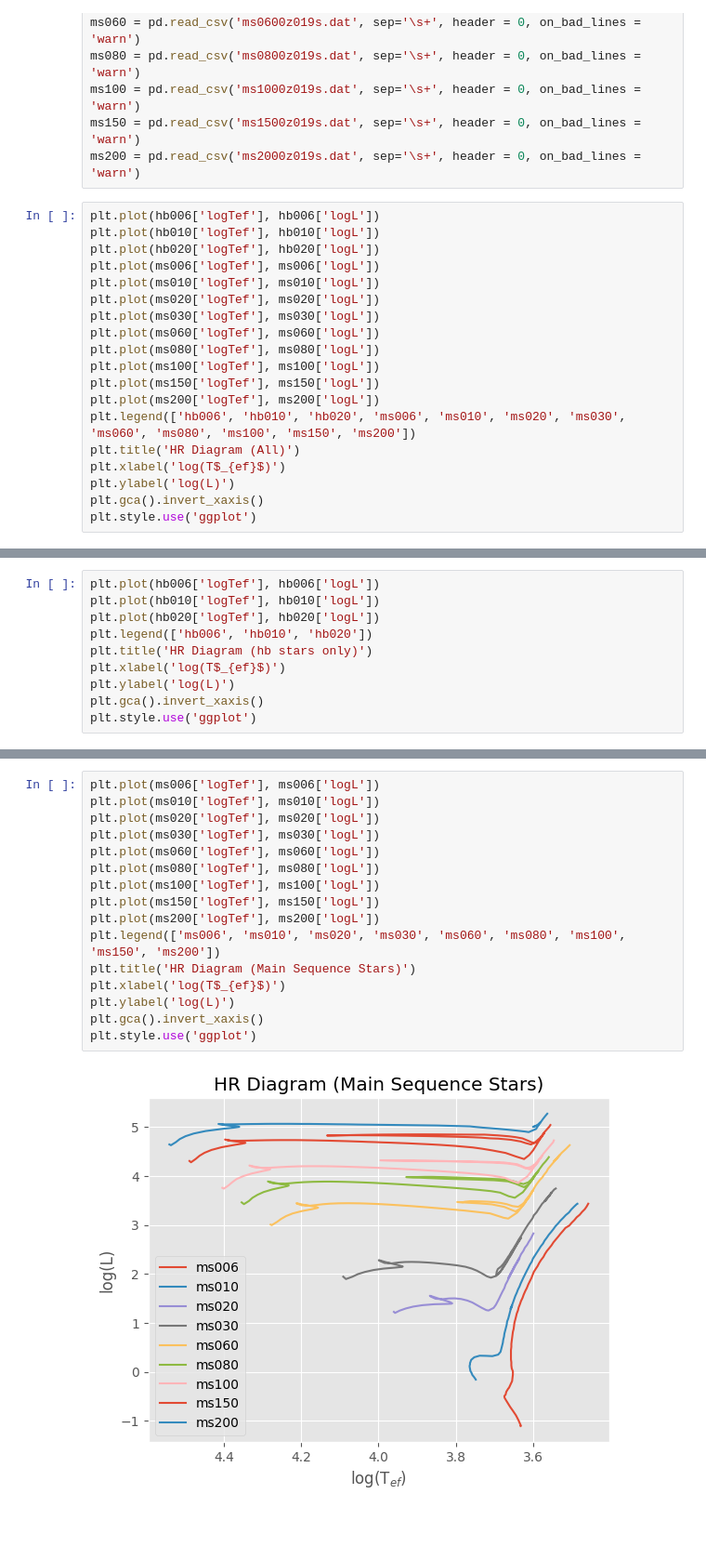
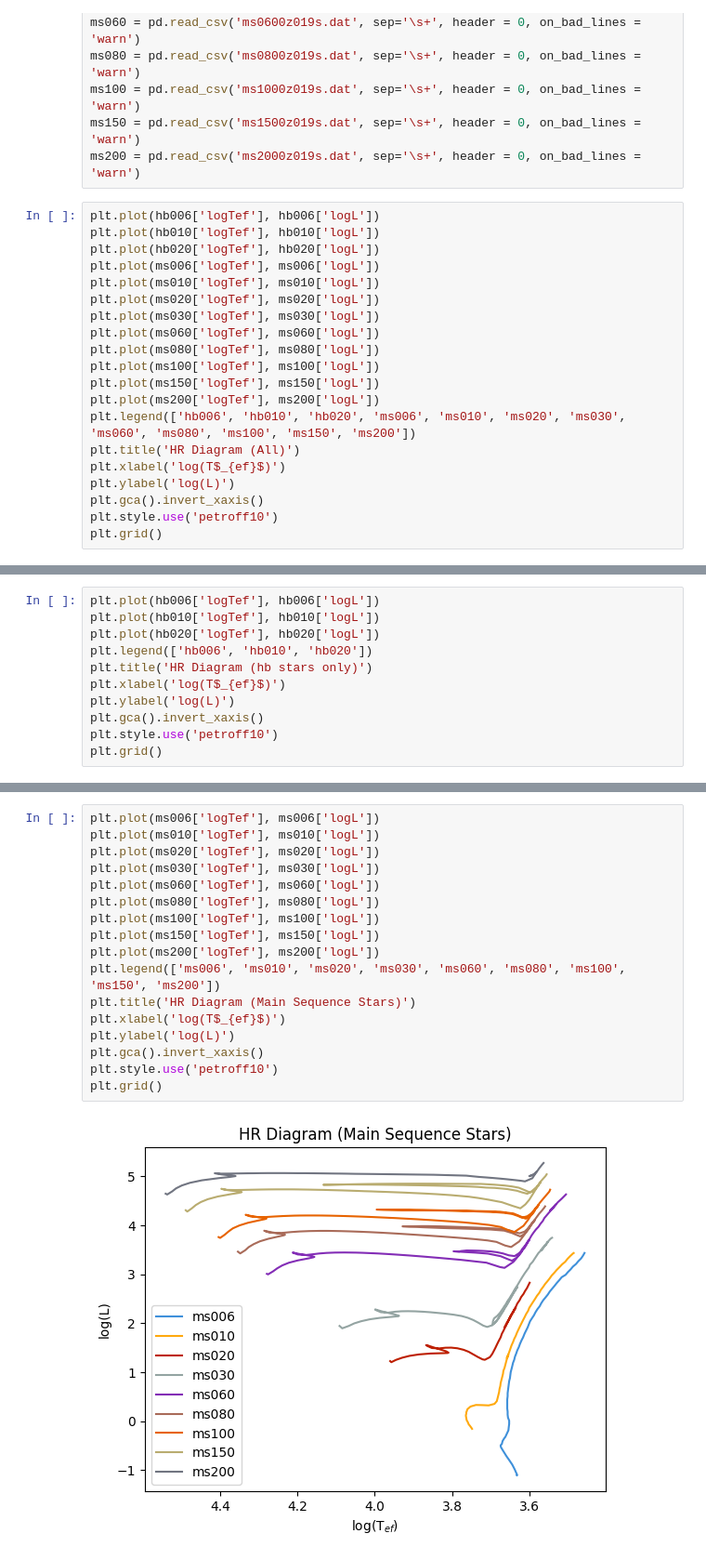
Before and after one commit to cameronluce/Github-Repository, a Jupyter notebook: Modern Astrophysics/Stellar Tracks/stellar tracks.ipynb, the cells around one changed output, grey strips where cells are left out. Shown: that part at 93% size. Saved outputs shown, nothing was run; the diff lists cells and outputs as text; blank space fills up the shorter version.

Commit message:
changes to plots

```diff
--- a/Modern Astrophysics/Stellar Tracks/stellar tracks.ipynb
+++ b/Modern Astrophysics/Stellar Tracks/stellar tracks.ipynb
@@ -33,5 +33,6 @@ plt.title('HR Diagram (All)')
 plt.xlabel('log(T$_{ef}$)')
 plt.ylabel('log(L)')
 plt.gca().invert_xaxis()
-plt.style.use('ggplot')
+plt.style.use('petroff10')
+plt.grid()
 # %% [output]
@@ -45,5 +46,6 @@ plt.title('HR Diagram (hb stars only)')
 plt.xlabel('log(T$_{ef}$)')
 plt.ylabel('log(L)')
 plt.gca().invert_xaxis()
-plt.style.use('ggplot')
+plt.style.use('petroff10')
+plt.grid()
 # %% [output]
@@ -51,18 +53,19 @@ plt.style.use('ggplot')
 # %%
 plt.plot(ms006['logTef'], ms006['logL'])
 plt.plot(ms010['logTef'], ms010['logL'])
 plt.plot(ms020['logTef'], ms020['logL'])
 plt.plot(ms030['logTef'], ms030['logL'])
 plt.plot(ms060['logTef'], ms060['logL'])
 plt.plot(ms080['logTef'], ms080['logL'])
 plt.plot(ms100['logTef'], ms100['logL'])
 plt.plot(ms150['logTef'], ms150['logL'])
 plt.plot(ms200['logTef'], ms200['logL'])
 plt.legend(['ms006', 'ms010', 'ms020', 'ms030', 'ms060', 'ms080', 'ms100', 'ms150', 'ms200'])
 plt.title('HR Diagram (Main Sequence Stars)')
 plt.xlabel('log(T$_{ef}$)')
 plt.ylabel('log(L)')
 plt.gca().invert_xaxis()
-plt.style.use('ggplot')
+plt.style.use('petroff10')
+plt.grid()
 # %% [output]
-[figure, old version]
+[figure, new version]
```
Also changed, not shown: parts of 2 cells of this notebook.
